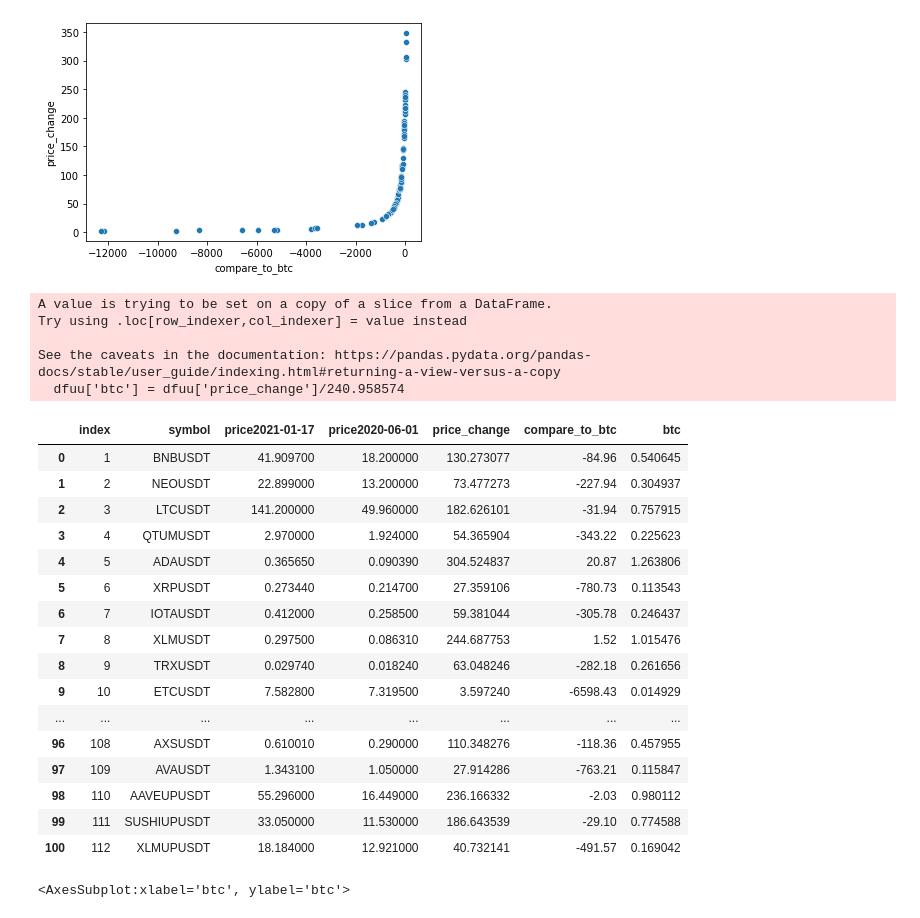
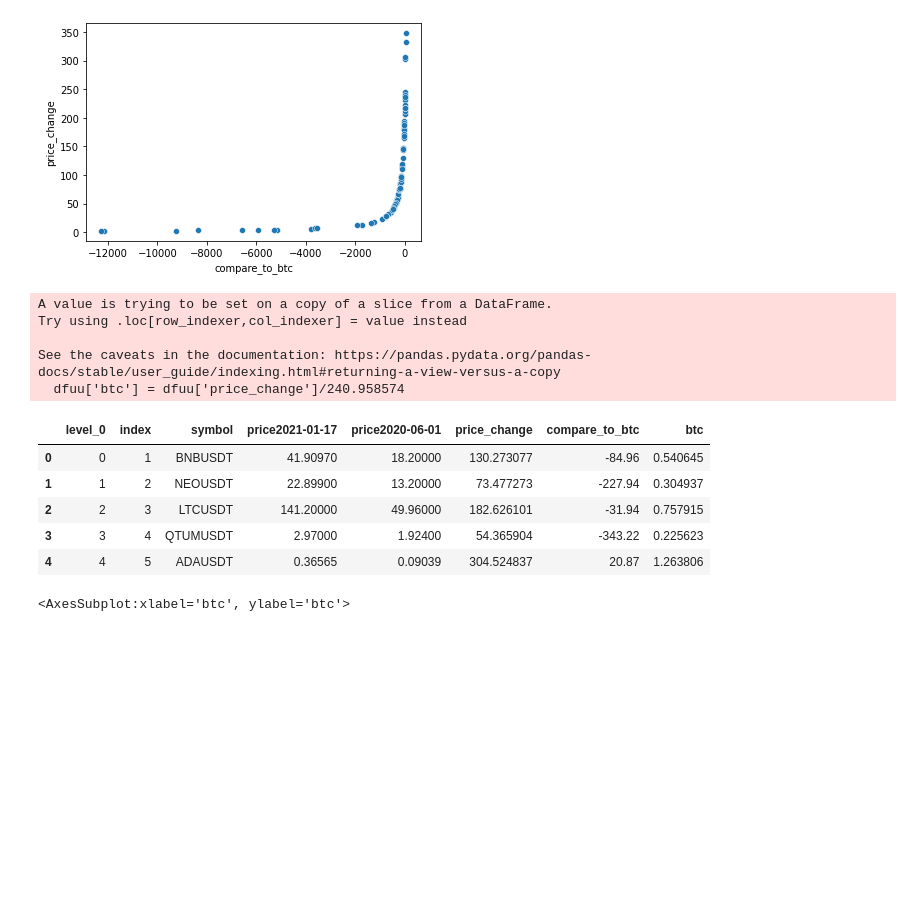
Before and after one commit to dionisboss/crypto_analise, a Jupyter notebook: trading.ipynb, the cells around one changed output. Drawn from its saved outputs; the diff is of its cells as text; code cells hidden in the pictures; blank space fills up the shorter version.

```diff
--- a/trading.ipynb
+++ b/trading.ipynb
@@ -20,7 +24,7 @@ df = pd.DataFrame()
 # Help about the log_return indicator
 #help(ta.log_return)
 # %%
-df = pd.read_json('17.01.2021.json')
+df = pd.read_json('datasets_raw/17.01.2021.json')
 # %%
 df.head(10)
 # %% [output]
@@ -130,3 +123,3 @@ df1
 # %%
-df1.drop(['level_0', 'index'], axis=1)
+df1.drop(['level_0', 'index'], axis=1, inplace=True)
 # %% [output]
@@ -246,27 +178,16 @@ sns.scatterplot(y = dfuu.price_change, x = dfuu.compare_to_btc)
 [figure]
 # %%
 dfuu['btc'] = dfuu['price_change']/240.958574
-dfuu
+dfuu.head(5)
 # %% [output]
 A value is trying to be set on a copy of a slice from a DataFrame.
 Try using .loc[row_indexer,col_indexer] = value instead
 
 See the caveats in the documentation: https://pandas.pydata.org/pandas-docs/stable/user_guide/indexing.html#returning-a-view-versus-a-copy
   dfuu['btc'] = dfuu['price_change']/240.958574
-|  | index | symbol | price2021-01-17 | price2020-06-01 | price_change | compare_to_btc | btc |
-| 0 | 1 | BNBUSDT | 41.909700 | 18.200000 | 130.273077 | -84.96 | 0.540645 |
-| 1 | 2 | NEOUSDT | 22.899000 | 13.200000 | 73.477273 | -227.94 | 0.304937 |
-| 2 | 3 | LTCUSDT | 141.200000 | 49.960000 | 182.626101 | -31.94 | 0.757915 |
-| 3 | 4 | QTUMUSDT | 2.970000 | 1.924000 | 54.365904 | -343.22 | 0.225623 |
-| 4 | 5 | ADAUSDT | 0.365650 | 0.090390 | 304.524837 | 20.87 | 1.263806 |
-| 5 | 6 | XRPUSDT | 0.273440 | 0.214700 | 27.359106 | -780.73 | 0.113543 |
-| 6 | 7 | IOTAUSDT | 0.412000 | 0.258500 | 59.381044 | -305.78 | 0.246437 |
-| 7 | 8 | XLMUSDT | 0.297500 | 0.086310 | 244.687753 | 1.52 | 1.015476 |
-| 8 | 9 | TRXUSDT | 0.029740 | 0.018240 | 63.048246 | -282.18 | 0.261656 |
-| 9 | 10 | ETCUSDT | 7.582800 | 7.319500 | 3.597240 | -6598.43 | 0.014929 |
-| ... | ... | ... | ... | ... | ... | ... | ... |
-| 96 | 108 | AXSUSDT | 0.610010 | 0.290000 | 110.348276 | -118.36 | 0.457955 |
-| 97 | 109 | AVAUSDT | 1.343100 | 1.050000 | 27.914286 | -763.21 | 0.115847 |
-| 98 | 110 | AAVEUPUSDT | 55.296000 | 16.449000 | 236.166332 | -2.03 | 0.980112 |
-| 99 | 111 | SUSHIUPUSDT | 33.050000 | 11.530000 | 186.643539 | -29.10 | 0.774588 |
-| 100 | 112 | XLMUPUSDT | 18.184000 | 12.921000 | 40.732141 | -491.57 | 0.169042 |
+|  | level_0 | index | symbol | price2021-01-17 | price2020-06-01 | price_change | compare_to_btc | btc |
+| 0 | 0 | 1 | BNBUSDT | 41.90970 | 18.20000 | 130.273077 | -84.96 | 0.540645 |
+| 1 | 1 | 2 | NEOUSDT | 22.89900 | 13.20000 | 73.477273 | -227.94 | 0.304937 |
+| 2 | 2 | 3 | LTCUSDT | 141.20000 | 49.96000 | 182.626101 | -31.94 | 0.757915 |
+| 3 | 3 | 4 | QTUMUSDT | 2.97000 | 1.92400 | 54.365904 | -343.22 | 0.225623 |
+| 4 | 4 | 5 | ADAUSDT | 0.36565 | 0.09039 | 304.524837 | 20.87 | 1.263806 |
```
Also changed, not shown: parts of 17 cells of this notebook, 7 other files.
